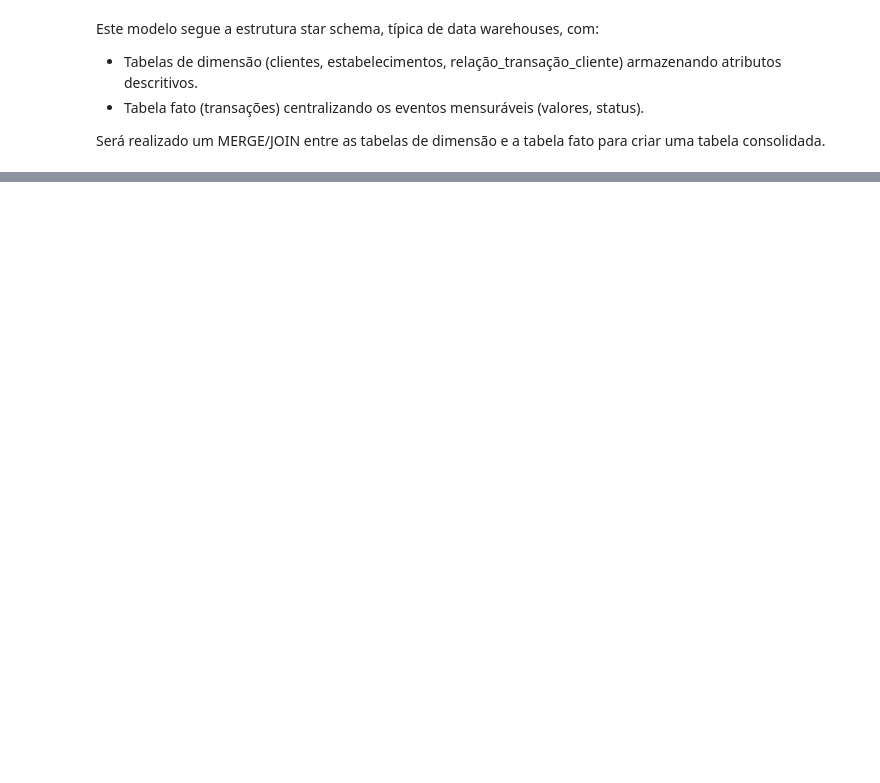
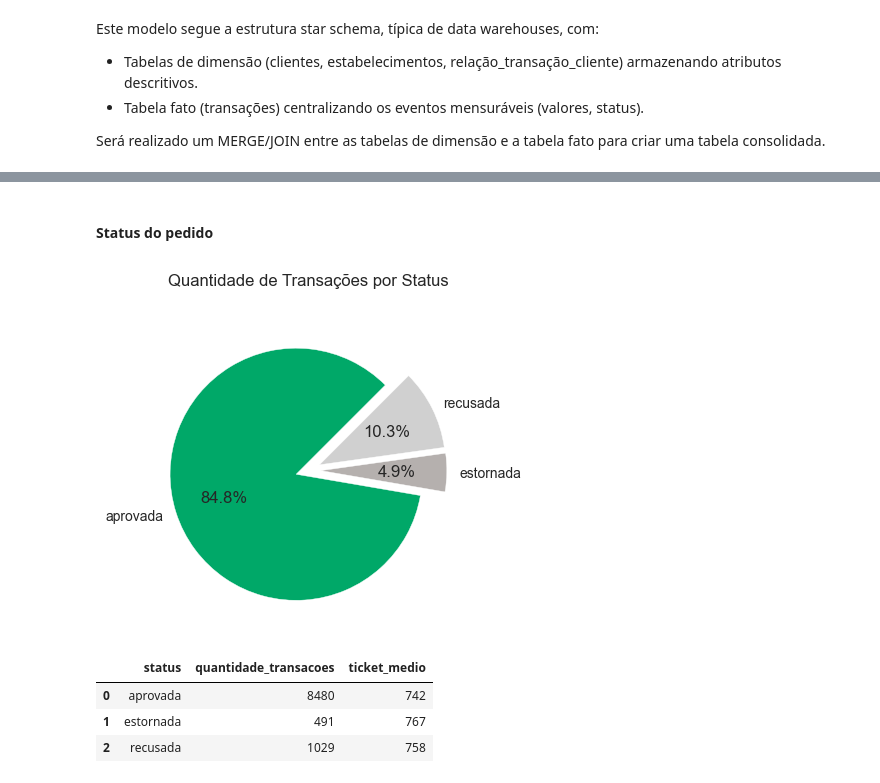
Before and after one commit to kajinmo/payflex-analytics, a Jupyter notebook: code/eda.ipynb, the cells around one changed output, grey strips where cells are left out. Drawn from its saved outputs; the diff is of its cells as text; code cells hidden in the pictures; blank space fills up the shorter version.

```diff
--- a/code/eda.ipynb
+++ b/code/eda.ipynb
@@ -141,0 +275,31 @@ plotutils = PlotUtils()
+# %% [markdown]
+#### Status do pedido
+# %%
+ticket_medio_por_status = (
+    df
+    .groupby('status', observed=False)['valor']
+    .agg(['count', 'mean'])
+    .reset_index()
+    .sort_values('status')
+    .rename(columns={
+        'count': 'quantidade_transacoes',
+        'mean': 'ticket_medio'
+    })
+    .assign(ticket_medio=lambda x: x['ticket_medio'].astype(int))
+)
+plotutils.pie_chart(
+    data=ticket_medio_por_status.set_index('status')['quantidade_transacoes'],
+    title='Quantidade de Transações por Status',
+    autopct_format='percent',
+    startangle=45,
+    colors=['#00A868', '#B5B0AE', '#D0D0D0'],
+    explode=[0.1]*len(ticket_medio_por_status)
+)
+
+ticket_medio_por_status
+# %% [output]
+[figure, added]
+|  | status | quantidade_transacoes | ticket_medio |
+| 0 | aprovada | 8480 | 742 |
+| 1 | estornada | 491 | 767 |
+| 2 | recusada | 1029 | 758 |
```
Also changed, not shown: parts of 54 cells of this notebook, 4 other files.
